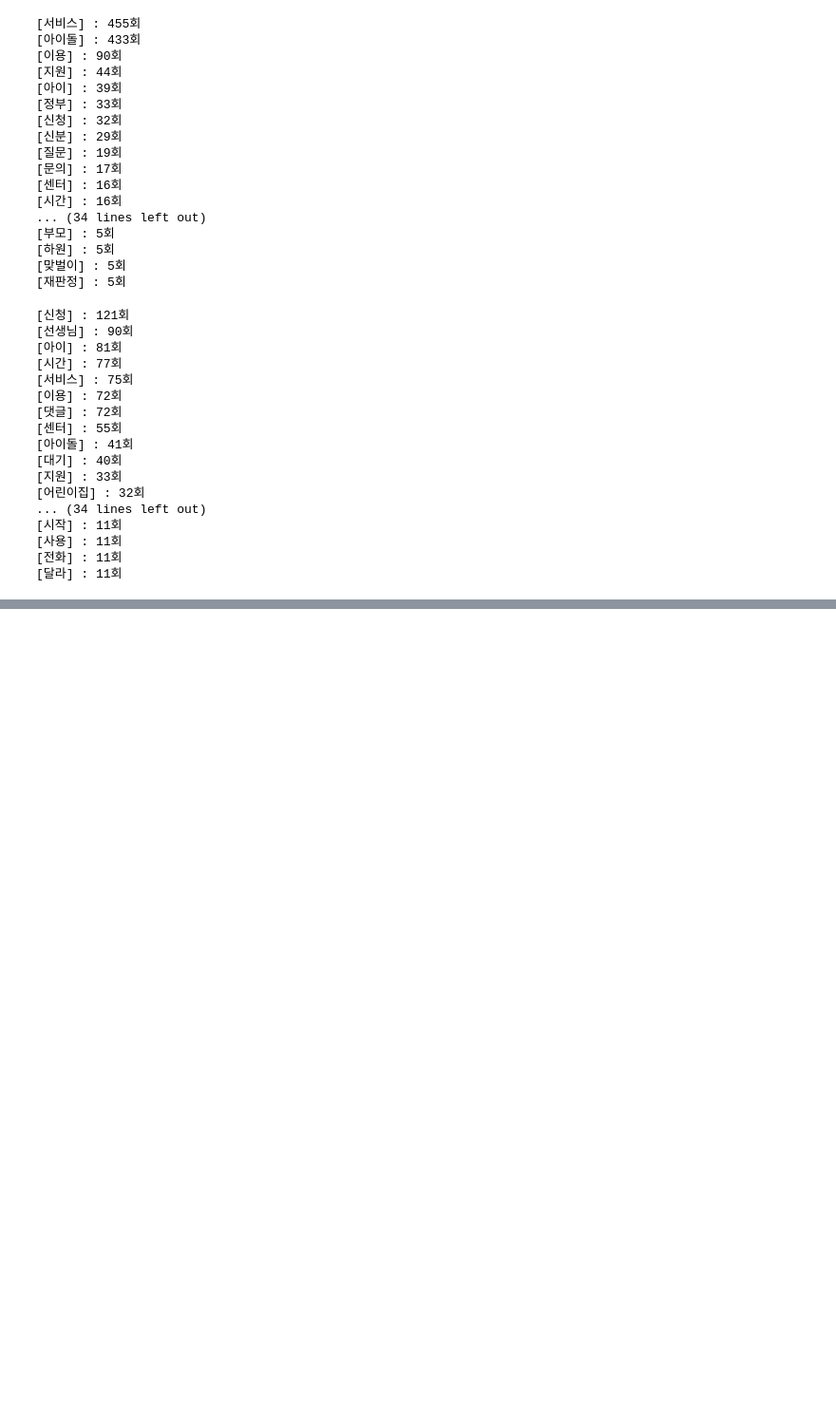
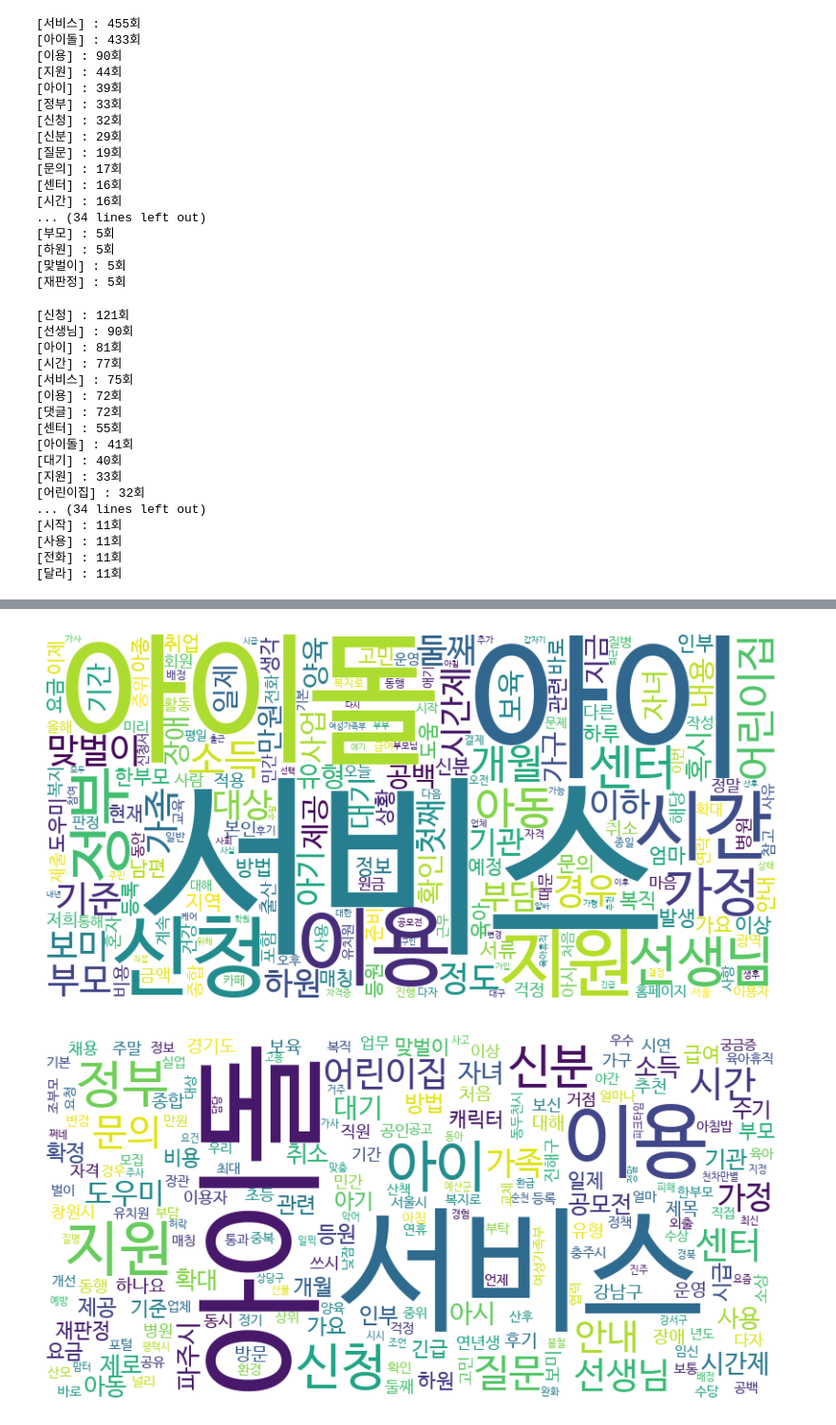
Before and after one commit to saeraniren/mogefdatacontest, a Jupyter notebook: analystic.ipynb, the cells around one changed output, grey strips where cells are left out. Shown: that part at 95% size. Saved outputs shown, nothing was run; the diff lists cells and outputs as text; code cells hidden in the pictures; blank space fills up the shorter version.

```diff
--- a/analystic.ipynb
+++ b/analystic.ipynb
@@ -48,5 +55,5 @@ def okt_func(df, tag):
 # %%
-okt_func(contents, 'content')
+content_df = okt_func(contents, 'content')
 # %% [output]
 [서비스] : 1188회
 [아이] : 725회
@@ -66,7 +73,7 @@ okt_func(contents, 'content')
 [한부모] : 60회
 [남편] : 60회
 # %%
-okt_func(contents, 'title')
+title_df = okt_func(contents, 'title')
 # %% [output]
 [서비스] : 455회
 [아이돌] : 433회
@@ -86,7 +93,7 @@ okt_func(contents, 'title')
 [맞벌이] : 5회
 [재판정] : 5회
 # %%
-okt_func(contents, 'reply')
+reply_df = okt_func(contents, 'reply')
 # %% [output]
 [신청] : 121회
 [선생님] : 90회
@@ -105,3 +112,8 @@ okt_func(contents, 'reply')
 [사용] : 11회
 [전화] : 11회
 [달라] : 11회
+# %%
+df_lst = [content_df, title_df, reply_df]
+
+for df in df_lst:
+    display(df)
@@ -107,0 +160,26 @@ okt_func(contents, 'reply')
+# %%
+import matplotlib.pyplot as plt
+from wordcloud import WordCloud
+import matplotlib.font_manager as fm
+
+# ✅ 1. 폰트 경로 설정 (NanumBarunGothic 기준)
+# font_path = fm.findfont('NanumBarunGothic')  # 시스템에 설치된 폰트 자동 탐색
+# 또는 수동 지정 예시:
+font_path = 'C:/Windows/Fonts/NanumBarunGothic.ttf'
+
+# ✅ 2. matplotlib에도 한글 폰트 설정 (혹시 모를 깨짐 방지)
+plt.rc('font', family='NanumBarunGothic')
+plt.rcParams['axes.unicode_minus'] = False
+
+for df in df_lst:
+    # 워드 클라우드 생성
+    wordcloud = WordCloud(font_path=font_path, width=800, height=400, background_color='white').generate_from_frequencies(dict(zip(df['word'], df['count'])))
+
+    # 시각화
+    plt.figure(figsize=(10, 5))
+    plt.imshow(wordcloud, interpolation='bilinear')
+    plt.axis('off')
+    plt.show()
+# %% [output]
+[figure, added]
+[figure, added]
```
Also changed, not shown: parts of 3 cells of this notebook.
